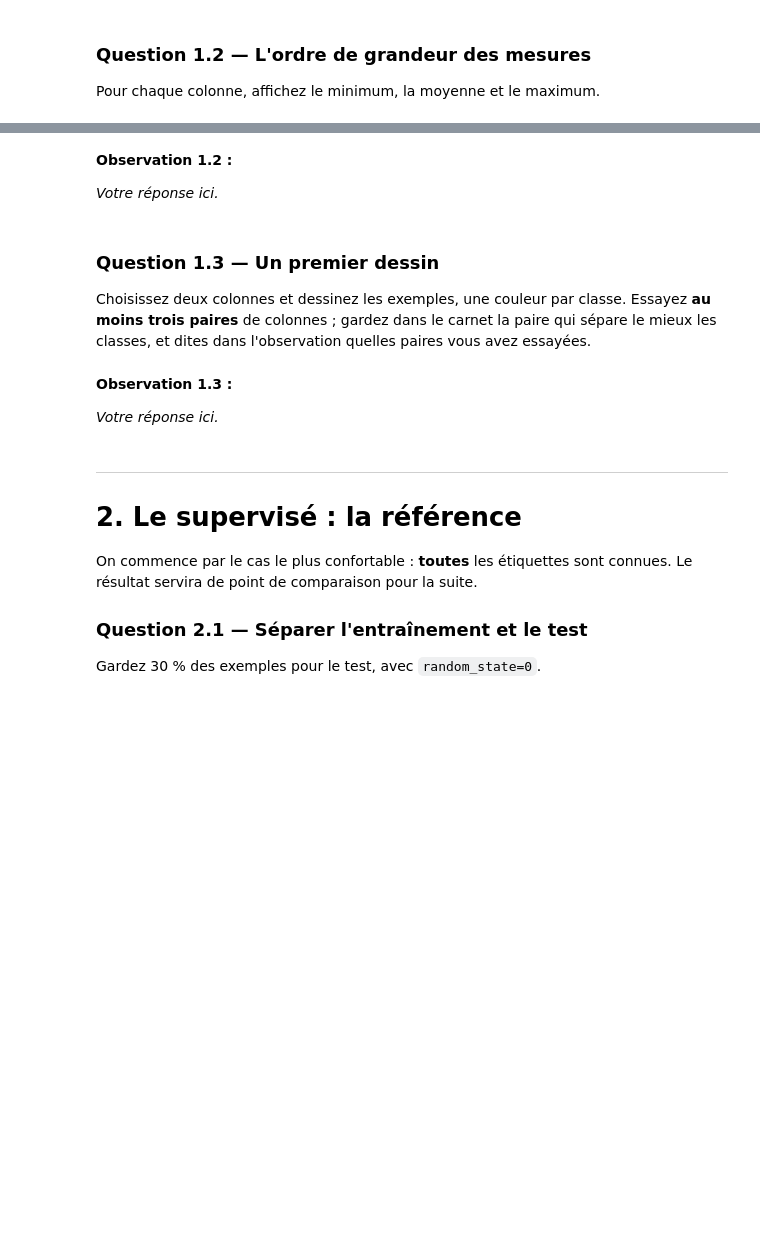
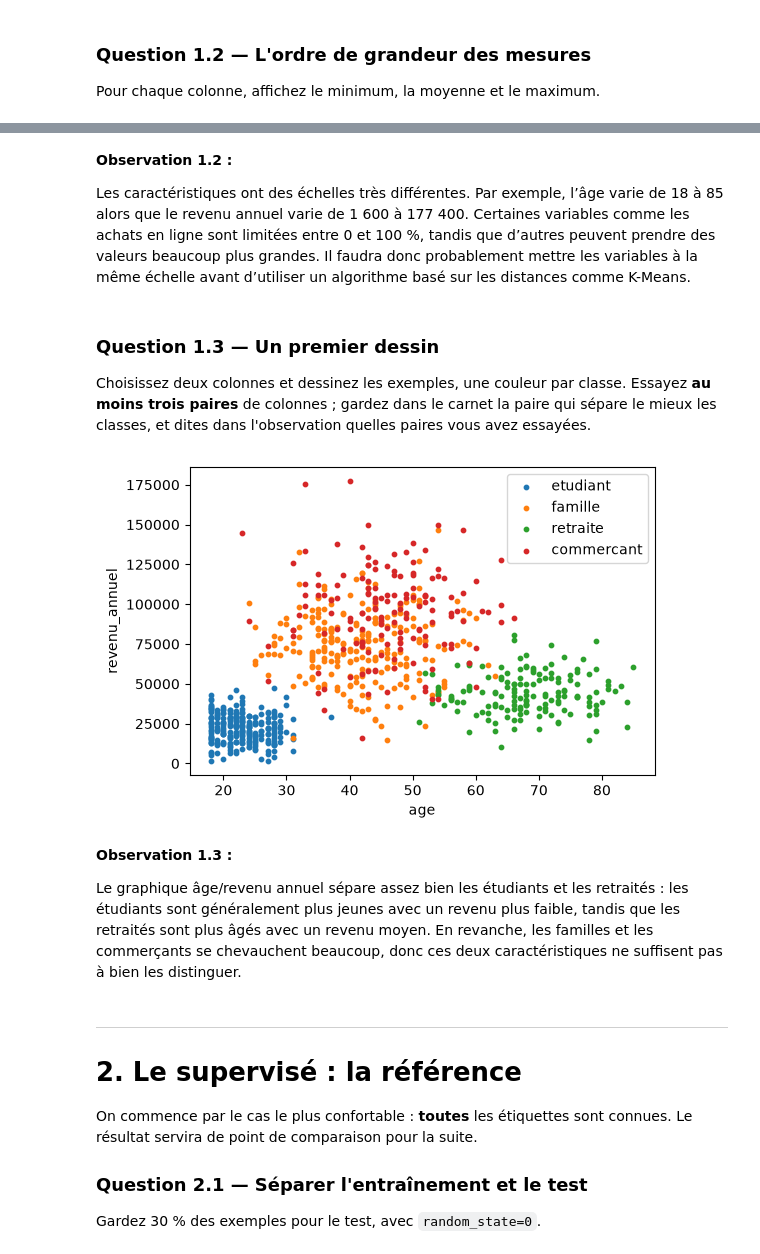
Before and after one commit to khaoulamouanniss/bank_clients, a Jupyter notebook: s14_equipe2_depart.ipynb, the cells around one changed output, grey strips where cells are left out. Drawn from its saved outputs; the diff is of its cells as text; code cells hidden in the pictures; blank space fills up the shorter version.

```diff
--- a/s14_equipe2_depart.ipynb
+++ b/s14_equipe2_depart.ipynb
@@ -97,5 +118,5 @@ print("forme de X :", X.shape)
 print("colonnes   :", colonnes)
 print()
 for i, nom in enumerate(classes):
-    nombre = ...
+    nombre = np.sum(y == i)
     print(f"{nom:20s} : {nombre} exemples")
@@ -109,7 +138,7 @@ Pour chaque colonne, affichez le minimum, la moyenne et le maximum.
 # %%
 for j, nom in enumerate(colonnes):
     colonne = X[:, j]
-    mini = ...
-    moyenne = ...
-    maxi = ...
+    mini = round(np.min(colonne), 1)
+    moyenne = round(np.mean(colonne), 1)
+    maxi = round(np.max(colonne), 1)
     print(f"{nom:24s} min = {mini:>10.1f}   moyenne = {moyenne:>10.1f}   max = {maxi:>10.1f}")
@@ -116,26 +152,28 @@ for j, nom in enumerate(colonnes):
 # %% [markdown]
 **Observation 1.2 :**
 
-*Votre réponse ici.*
+Les caractéristiques ont des échelles très différentes. Par exemple, l’âge varie de 18 à 85 alors que le revenu annuel varie de 1 600 à 177 400. Certaines variables comme les achats en ligne sont limitées entre 0 et 100 %, tandis que d’autres peuvent prendre des valeurs beaucoup plus grandes. Il faudra donc probablement mettre les variables à la même échelle avant d’utiliser un algorithme basé sur les distances comme K-Means.
 # %% [markdown]
 ### Question 1.3 — Un premier dessin
 Choisissez deux colonnes et dessinez les exemples, une couleur par classe. Essayez **au moins trois paires** de colonnes ; gardez dans le carnet la paire qui sépare le mieux les classes, et dites dans l'observation quelles paires vous avez essayées.
 # %%
-COL_X = ...
-COL_Y = ...
+COL_X = "age"
+COL_Y = "revenu_annuel"
 
 jx, jy = colonnes.index(COL_X), colonnes.index(COL_Y)
 plt.figure(figsize=(6, 4))
 for i, nom in enumerate(classes):
     plt.scatter(X[y == i, jx], X[y == i, jy], s=10, label=nom)
 plt.xlabel(COL_X)
 plt.ylabel(COL_Y)
 plt.legend()
 plt.show()
+# %% [output]
+[figure, added]
 # %% [markdown]
 **Observation 1.3 :**
 
-*Votre réponse ici.*
+Le graphique âge/revenu annuel sépare assez bien les étudiants et les retraités : les étudiants sont généralement plus jeunes avec un revenu plus faible, tandis que les retraités sont plus âgés avec un revenu moyen. En revanche, les familles et les commerçants se chevauchent beaucoup, donc ces deux caractéristiques ne suffisent pas à bien les distinguer.
 # %% [markdown]
 ---
 # 2. Le supervisé : la référence
```
Also changed, not shown: parts of 6 cells of this notebook.
